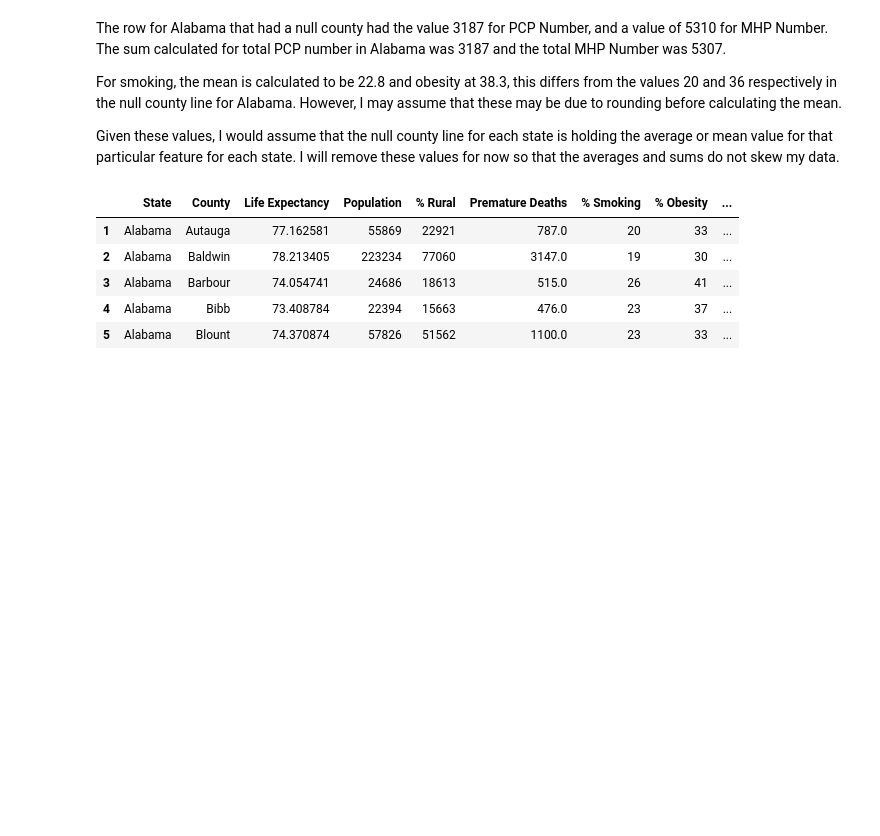
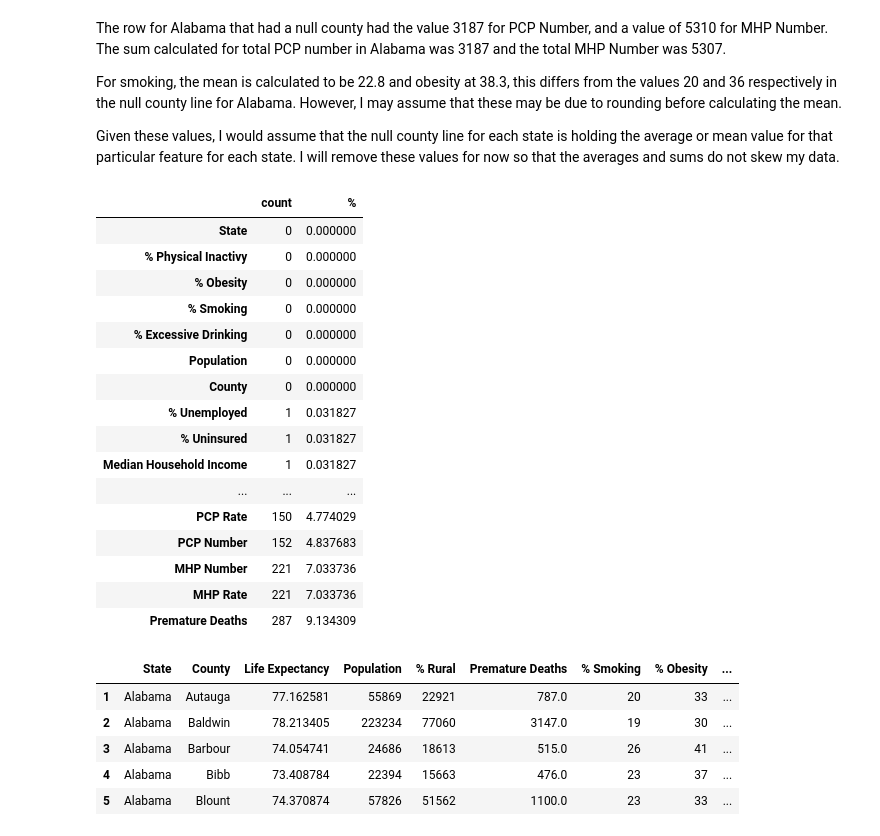
Before and after one commit to fancyfu4/SB-Data-Science, a Jupyter notebook: DataScienceCapstone2/Capstone2 - Data Wrangling.ipynb, the cells around one changed output. Saved outputs shown, nothing was run; the diff lists cells and outputs as text; code cells hidden in the pictures; blank space fills up the shorter version.

```diff
--- a/DataScienceCapstone2/Capstone2 - Data Wrangling.ipynb
+++ b/DataScienceCapstone2/Capstone2 - Data Wrangling.ipynb
@@ -220,4 +220,26 @@ The row for Alabama that had a null county had the value 3187 for PCP Number, an
 For smoking, the mean is calculated to be 22.8 and obesity at 38.3, this differs from the values 20 and 36 respectively in the null county line for Alabama. However, I may assume that these may be due to rounding before calculating the mean.
 
 Given these values, I would assume that the null county line for each state is holding the average or mean value for that particular feature for each state. I will remove these values for now so that the averages and sums do not skew my data.
+# %%
+missing2 = pd.concat([county.isnull().sum(), 100 * county.isnull().mean()], axis=1)
+missing2.columns=['count', '%']
+missing2.sort_values(by='count')
+# %% [output]
+|  | count | % |
+| State | 0 | 0.000000 |
+| % Physical Inactivy | 0 | 0.000000 |
+| % Obesity | 0 | 0.000000 |
+| % Smoking | 0 | 0.000000 |
+| % Excessive Drinking | 0 | 0.000000 |
+| Population | 0 | 0.000000 |
+| County | 0 | 0.000000 |
+| % Unemployed | 1 | 0.031827 |
+| % Uninsured | 1 | 0.031827 |
+| Median Household Income | 1 | 0.031827 |
+| ... | ... | ... |
+| PCP Rate | 150 | 4.774029 |
+| PCP Number | 152 | 4.837683 |
+| MHP Number | 221 | 7.033736 |
+| MHP Rate | 221 | 7.033736 |
+| Premature Deaths | 287 | 9.134309 |
 # %%
```
Also changed, not shown: parts of 14 cells of this notebook, 2 other files.
